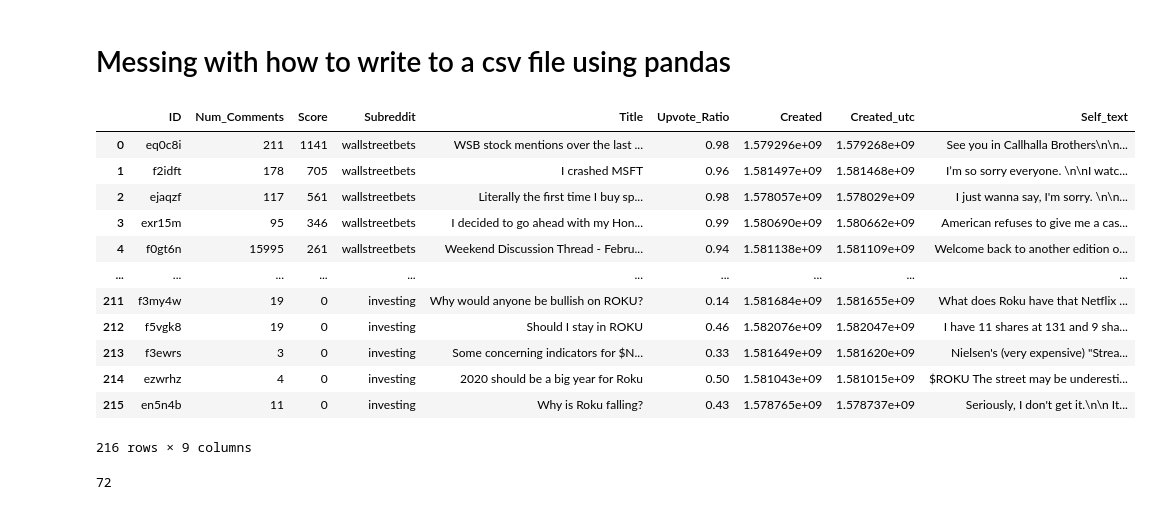
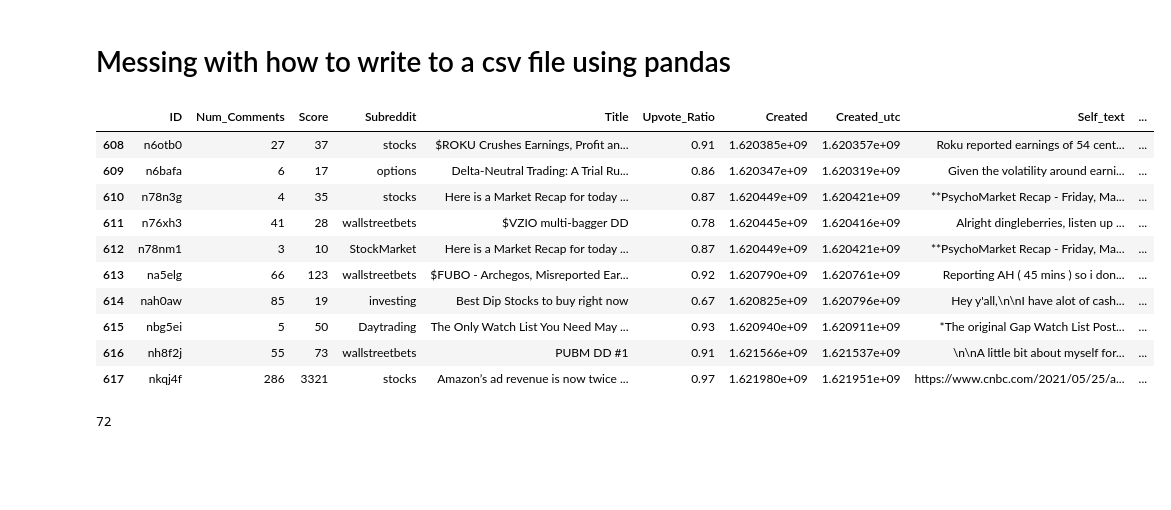
Before and after one commit to stevenkyle2013/Capstone, a Jupyter notebook: Main.ipynb, the cells around one changed output. Drawn from its saved outputs; the diff is of its cells as text; code cells hidden in the pictures; blank space fills up the shorter version.

Commit message:
Gathered Reddit Data, working on twitter data

```diff
--- a/Main.ipynb
+++ b/Main.ipynb
@@ -404,23 +419,21 @@ doc._.assessments
 # %%
 Reddit_df.to_csv(path_or_buf='/Users/stevenkyle/Documents/Flatiron/Capstone/Capstone/redditdata',index=False)
 # %%
-tester = pd.read_csv('redditdata')
+tester = pd.read_csv('redditdata.csv')
 # %%
-tester
+tester.iloc[-10:]
 # %% [output]
-|  | ID | Num_Comments | Score | Subreddit | Title | Upvote_Ratio | Created | Created_utc | Self_text |
-| 0 | eq0c8i | 211 | 1141 | wallstreetbets | WSB stock mentions over the last ... | 0.98 | 1.579296e+09 | 1.579268e+09 | See you in Callhalla Brothers\n\n... |
-| 1 | f2idft | 178 | 705 | wallstreetbets | I crashed MSFT | 0.96 | 1.581497e+09 | 1.581468e+09 | I’m so sorry everyone. \n\nI watc... |
-| 2 | ejaqzf | 117 | 561 | wallstreetbets | Literally the first time I buy sp... | 0.98 | 1.578057e+09 | 1.578029e+09 | I just wanna say, I'm sorry. \n\n... |
-| 3 | exr15m | 95 | 346 | wallstreetbets | I decided to go ahead with my Hon... | 0.99 | 1.580690e+09 | 1.580662e+09 | American refuses to give me a cas... |
-| 4 | f0gt6n | 15995 | 261 | wallstreetbets | Weekend Discussion Thread - Febru... | 0.94 | 1.581138e+09 | 1.581109e+09 | Welcome back to another edition o... |
-| ... | ... | ... | ... | ... | ... | ... | ... | ... | ... |
-| 211 | f3my4w | 19 | 0 | investing | Why would anyone be bullish on ROKU? | 0.14 | 1.581684e+09 | 1.581655e+09 | What does Roku have that Netflix ... |
-| 212 | f5vgk8 | 19 | 0 | investing | Should I stay in ROKU | 0.46 | 1.582076e+09 | 1.582047e+09 | I have 11 shares at 131 and 9 sha... |
-| 213 | f3ewrs | 3 | 0 | investing | Some concerning indicators for $N... | 0.33 | 1.581649e+09 | 1.581620e+09 | Nielsen's (very expensive) "Strea... |
-| 214 | ezwrhz | 4 | 0 | investing | 2020 should be a big year for Roku | 0.50 | 1.581043e+09 | 1.581015e+09 | $ROKU The street may be underesti... |
-| 215 | en5n4b | 11 | 0 | investing | Why is Roku falling? | 0.43 | 1.578765e+09 | 1.578737e+09 | Seriously, I don't get it.\n\n It... |
+|  | ID | Num_Comments | Score | Subreddit | Title | Upvote_Ratio | Created | Created_utc | Self_text | ... |
+| 608 | n6otb0 | 27 | 37 | stocks | $ROKU Crushes Earnings, Profit an... | 0.91 | 1.620385e+09 | 1.620357e+09 | Roku reported earnings of 54 cent... | ... |
+| 609 | n6bafa | 6 | 17 | options | Delta-Neutral Trading: A Trial Ru... | 0.86 | 1.620347e+09 | 1.620319e+09 | Given the volatility around earni... | ... |
+| 610 | n78n3g | 4 | 35 | stocks | Here is a Market Recap for today ... | 0.87 | 1.620449e+09 | 1.620421e+09 | **PsychoMarket Recap - Friday, Ma... | ... |
+| 611 | n76xh3 | 41 | 28 | wallstreetbets | $VZIO multi-bagger DD | 0.78 | 1.620445e+09 | 1.620416e+09 | Alright dingleberries, listen up ... | ... |
+| 612 | n78nm1 | 3 | 10 | StockMarket | Here is a Market Recap for today ... | 0.87 | 1.620449e+09 | 1.620421e+09 | **PsychoMarket Recap - Friday, Ma... | ... |
+| 613 | na5elg | 66 | 123 | wallstreetbets | $FUBO - Archegos, Misreported Ear... | 0.92 | 1.620790e+09 | 1.620761e+09 | Reporting AH ( 45 mins ) so i don... | ... |
+| 614 | nah0aw | 85 | 19 | investing | Best Dip Stocks to buy right now | 0.67 | 1.620825e+09 | 1.620796e+09 | Hey y'all,\n\nI have alot of cash... | ... |
+| 615 | nbg5ei | 5 | 50 | Daytrading | The Only Watch List You Need May ... | 0.93 | 1.620940e+09 | 1.620911e+09 | *The original Gap Watch List Post... | ... |
+| 616 | nh8f2j | 55 | 73 | wallstreetbets | PUBM DD #1 | 0.91 | 1.621566e+09 | 1.621537e+09 | \n\nA little bit about myself for... | ... |
+| 617 | nkqj4f | 286 | 3321 | stocks | Amazon’s ad revenue is now twice ... | 0.97 | 1.621980e+09 | 1.621951e+09 | https://www.cnbc.com/2021/05/25/a... | ... |
-216 rows × 9 columns
 # %%
 Reddit_df.to_csv('/Users/stevenkyle/Documents/Flatiron/Capstone/Capstone/redditdata', mode='a', header=False, index=False)
 # %%
```
Also changed, not shown: parts of 3 cells of this notebook, 1 other file.
